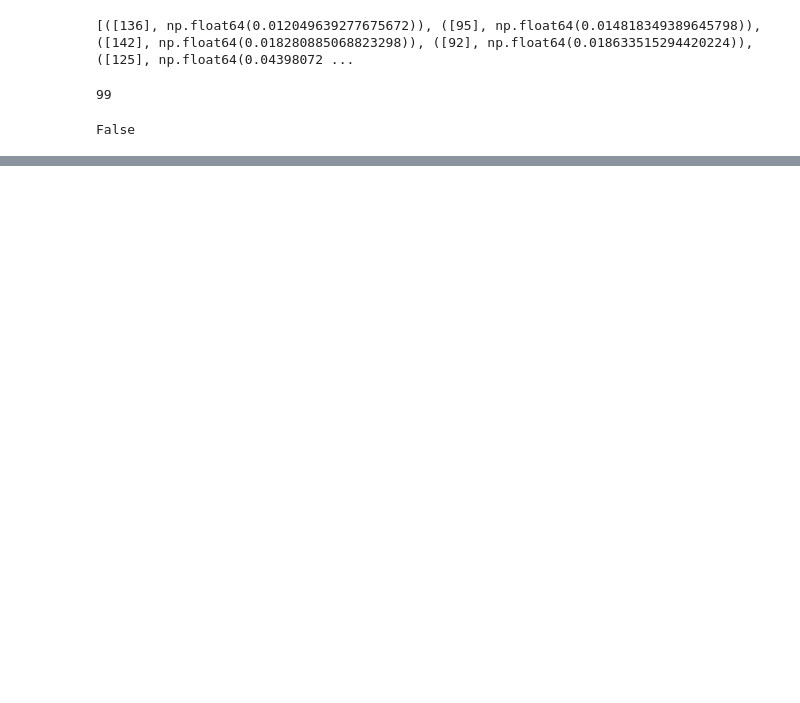
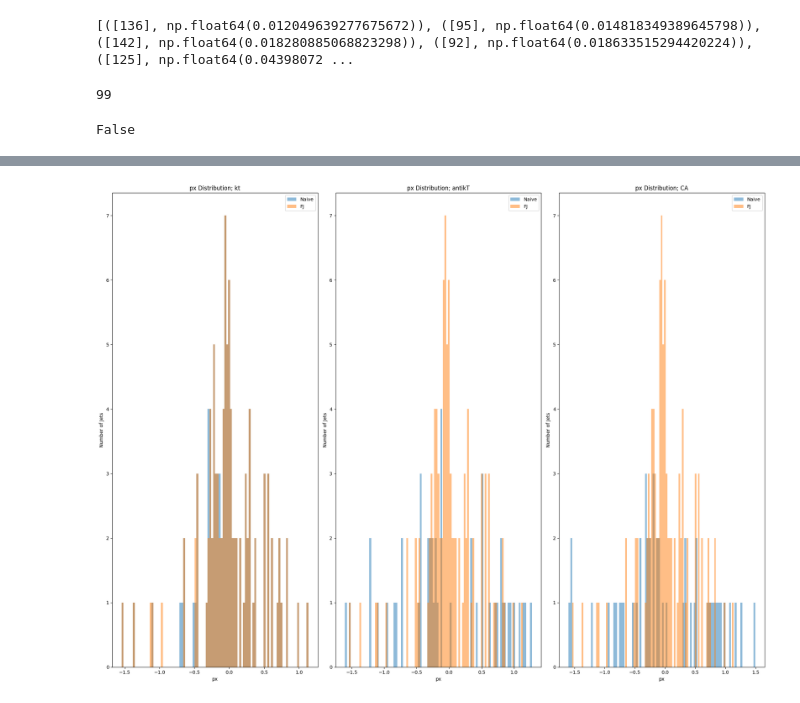
Before and after one commit to AlexeiTam/hackjet, a Jupyter notebook: JetCompare.ipynb, the cells around one changed output, grey strips where cells are left out. Drawn from its saved outputs; the diff is of its cells as text; code cells hidden in the pictures; blank space fills up the shorter version.

```diff
--- a/JetCompare.ipynb
+++ b/JetCompare.ipynb
@@ -335,0 +418,29 @@ plt.show()
+# %%
+figpx, axespx = plt.subplots(1, 3, figsize=(20, 15))
+
+axespx[0].hist(naive_kt_px, bins=100, alpha=0.5, label='Naive')
+axespx[0].hist(fj_kt_px, bins=100, alpha=0.5, label='FJ')
+axespx[0].set_xlabel('px')
+axespx[0].set_ylabel('Number of Jets')
+axespx[0].set_title('px Distribution; kt')
+axespx[0].legend()
+
+axespx[1].hist(naive_antikt_px, bins=100, alpha=0.5, label='Naive')
+axespx[1].hist(fj_antikt_px, bins=100, alpha=0.5, label='FJ')
+axespx[1].set_xlabel('px')
+axespx[1].set_ylabel('Number of Jets')
+axespx[1].set_title('px Distribution; antikT')
+axespx[1].legend()
+
+axespx[2].hist(naive_ca_px, bins=100, alpha=0.5, label='Naive')
+axespx[2].hist(fj_ca_px, bins=100, alpha=0.5, label='FJ')
+axespx[2].set_xlabel('px')
+axespx[2].set_ylabel('Number of Jets')
+axespx[2].set_title('px Distribution; CA')
+axespx[2].legend()
+
+plt.tight_layout()
+plt.show()
+#
+# %% [output]
+[figure, added]
```
Also changed, not shown: parts of 20 cells of this notebook.
